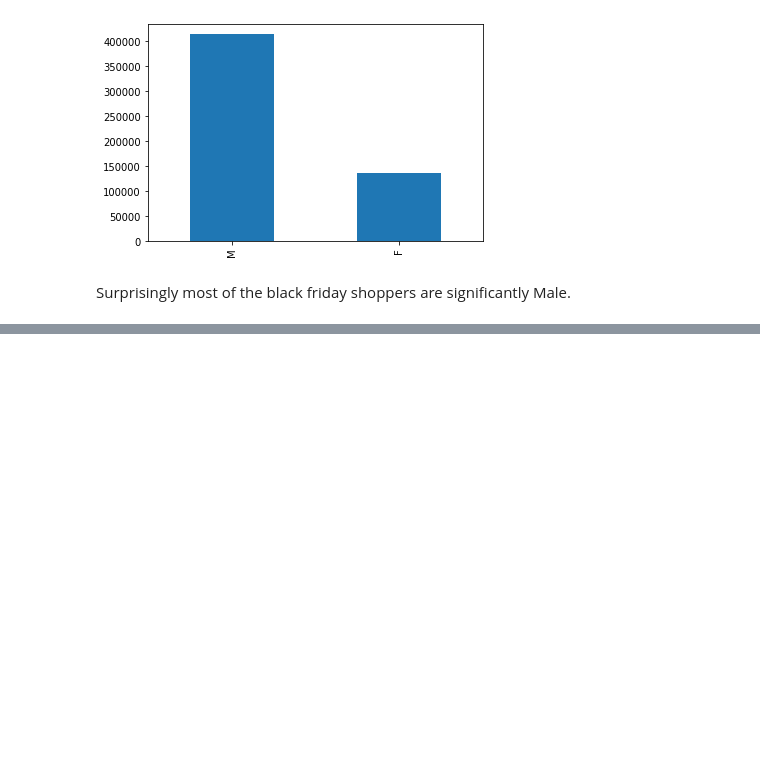
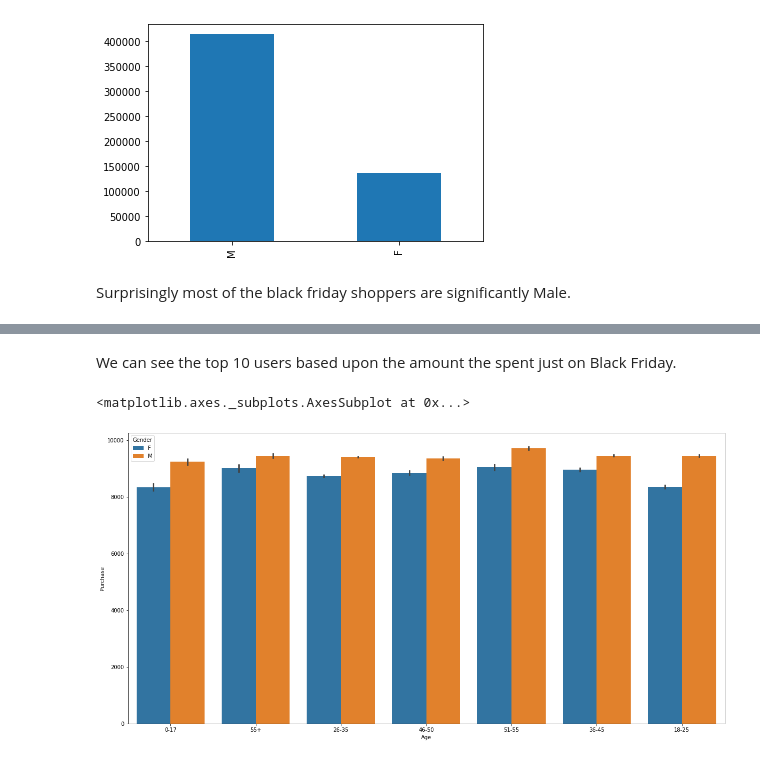
Before and after one commit to pk2971/EDA-Black-Friday-Shoppers, a Jupyter notebook: EDA_Black_Friday.ipynb, the cells around one changed output, grey strips where cells are left out. Saved outputs shown, nothing was run; the diff lists cells and outputs as text; code cells hidden in the pictures; blank space fills up the shorter version.

```diff
--- a/EDA_Black_Friday.ipynb
+++ b/EDA_Black_Friday.ipynb
@@ -40,0 +46,9 @@ Surprisingly most of the black friday shoppers are significantly Male.
+# %% [markdown]
+We can see the top 10 users based upon the amount the spent just on Black Friday.
+# %%
+import seaborn as sns
+plt.figure(figsize=(20,10))
+sns.barplot(x=df['Age'],y=df['Purchase'],hue=df['Gender'])
+# %% [output]
+<matplotlib.axes._subplots.AxesSubplot at 0x...>
+[figure, added]
```
Also changed, not shown: parts of 6 cells of this notebook.
